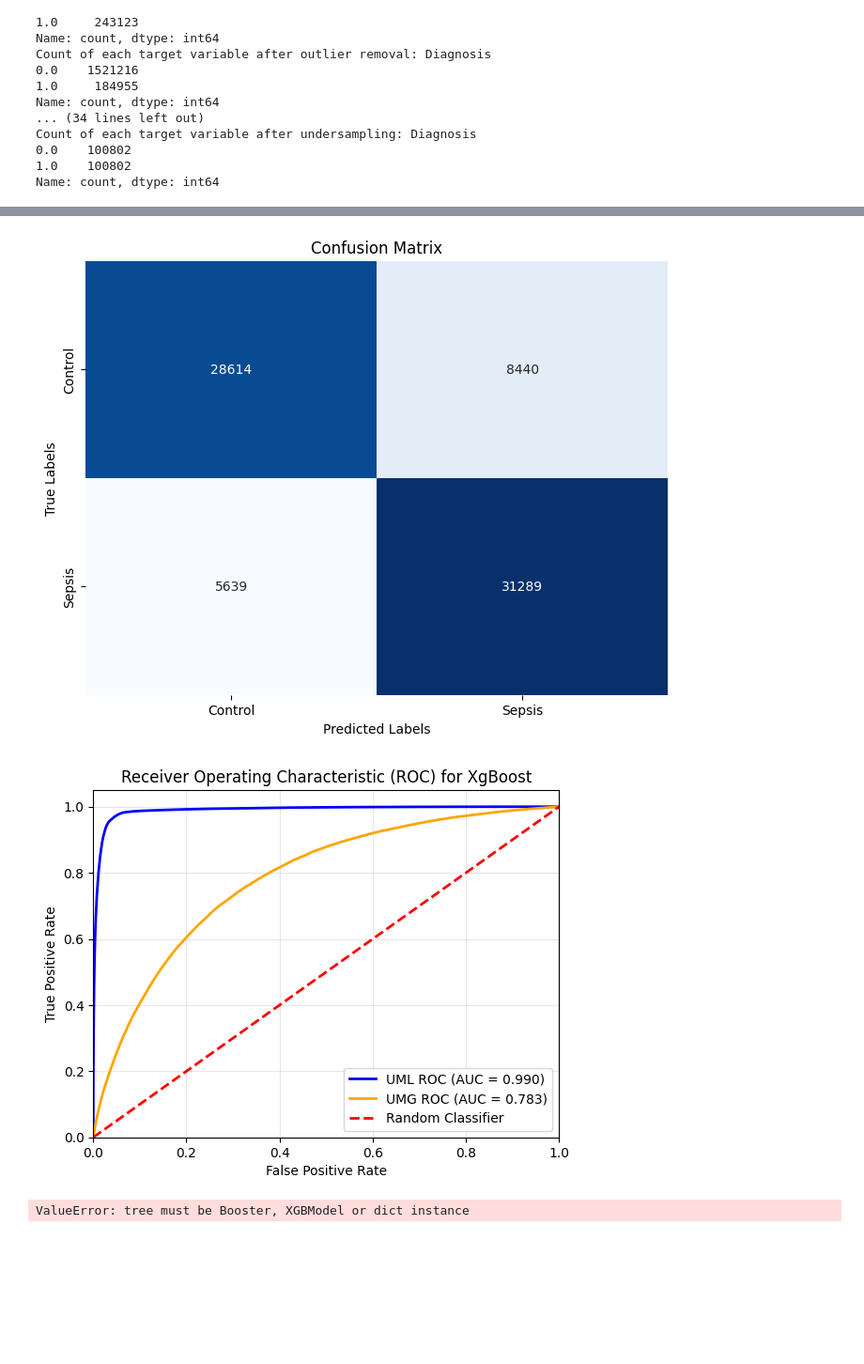
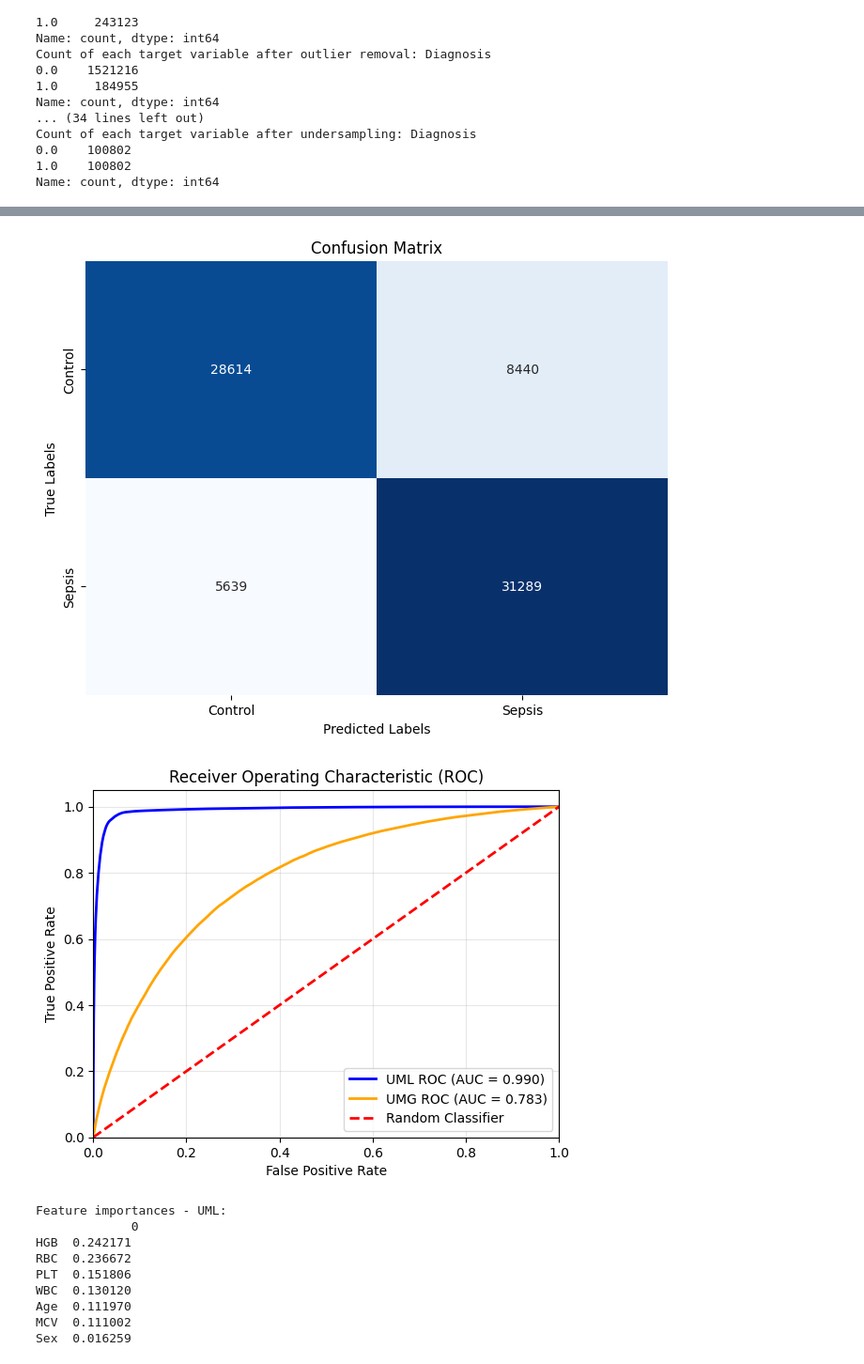
Before and after one commit to michaeltwo/info501, a Jupyter notebook: final_code_files/models.ipynb, the cells around one changed output, grey strips where cells are left out. Shown at 94% size. Drawn from its saved outputs; the diff is of its cells as text; code cells hidden in the pictures; blank space fills up the shorter version.

```diff
--- a/final_code_files/models.ipynb
+++ b/final_code_files/models.ipynb
@@ -166,6 +151,9 @@ ROC AUC:      0.7784
 # %%
 #RANDOM FOREST CLASSIFIER
-
+"""
+NOTE: on our final run of this code we got a different result and are unsure why
+we apologize for the discrepancy in the report and this code block
+"""
 #Hyperparamenter tunning
 #param_grid = {'n_estimators': [100, 200, 250, 300],
 #              'max_features': ['sqrt', 'log2', None],
@@ -178,6 +166,8 @@ ROC AUC:      0.7784
 
 
 #model evaluation for random forest
+
+X = df_uml.drop(columns=['Diagnosis'])
 
 rf_model = RandomForestClassifier(n_estimators = 200,
                                   random_state = 42,
@@ -186,33 +176,52 @@ rf_model = RandomForestClassifier(n_estimators = 200,
 )
 
 metrics_train, metrics_val = train_eval_model(model=rf_model, df_train=df_uml, df_val=df_umg)
 
 print("Training Metrics:")
 print(f"Accuracy:     {metrics_train['accuracy']:.4f}")
 print(f"Recall:       {metrics_train['recall']:.4f}")
 print(f"F1 Score:     {metrics_train['f1_score']:.4f}")
 print(f"ROC AUC:      {metrics_train['roc_auc']:.4f}")
 
 print("Validation Metrics:")
 print(f"Accuracy:     {metrics_val['accuracy']:.4f}")
 print(f"Recall:       {metrics_val['recall']:.4f}")
 print(f"F1 Score:     {metrics_val['f1_score']:.4f}")
 print(f"ROC AUC:      {metrics_val['roc_auc']:.4f}")
 
 visualizations.plot_confusion_matrix(metrics_train)
 visualizations.plot_roc_curves(df1=df_uml, df2=df_umg, model_metrics=metrics_train)
-visualizations.plot_feature_importance(metrics_train)
+
+
+#plot Feature important
+rf_model = metrics_train['model']
+features = pd.DataFrame(rf_model.feature_importances_, index = X.columns)
+features = features.sort_values(by = 0, ascending = False)
+print(f"Feature importances - UML:\n {features}\n")
+plt.bar(features.index, features[0], color = 'green', alpha = 0.5)
+plt.xlabel('Feature')
+plt.ylabel('Importance')
+plt.title('Feature Importances - UML')
+plt.show()
 # %% [output]
 Training Metrics:
 Accuracy:     0.8097
 Recall:       0.8097
 F1 Score:     0.8094
 ROC AUC:      0.8899
 Validation Metrics:
 Accuracy:     0.7111
 Recall:       0.7111
 F1 Score:     0.7105
 ROC AUC:      0.7826
 [figure]
-[figure, old version]
+[figure, new version]
-ValueError: tree must be Booster, XGBModel or dict instance
+Feature importances - UML:
+             0
+HGB  0.242171
+RBC  0.236672
+PLT  0.151806
+WBC  0.130120
+Age  0.111970
+MCV  0.111002
+Sex  0.016259
```
Also changed, not shown: parts of 3 cells of this notebook, 3 other files.
